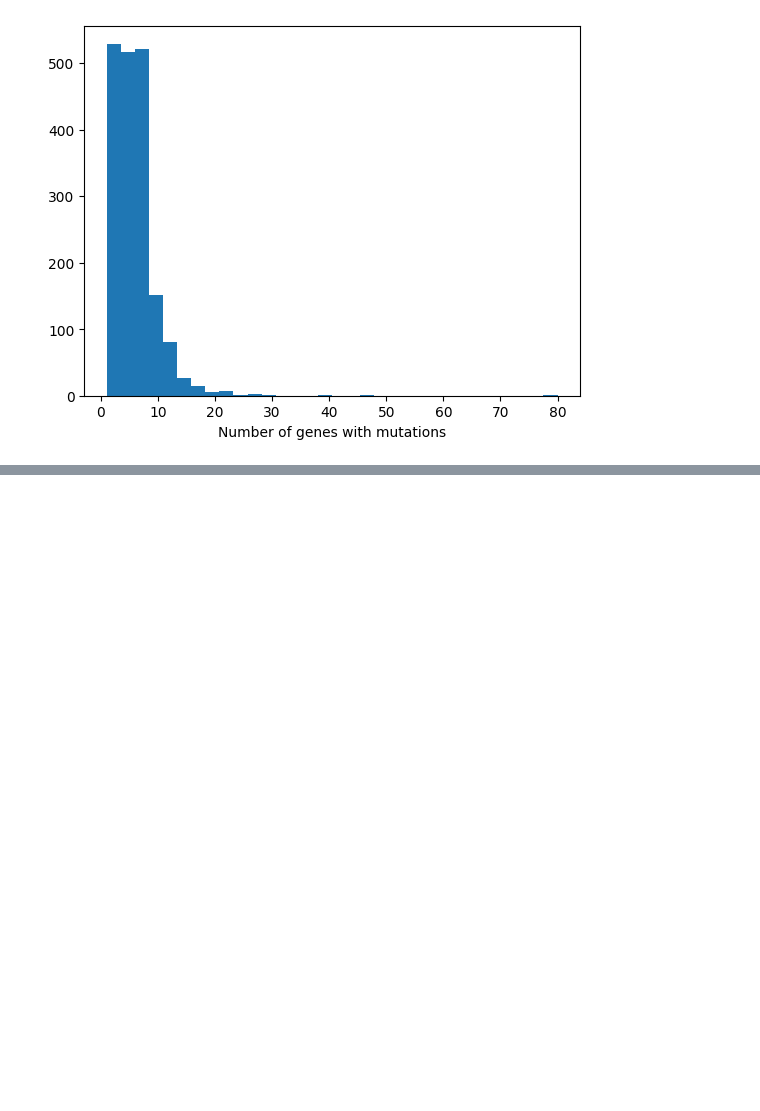
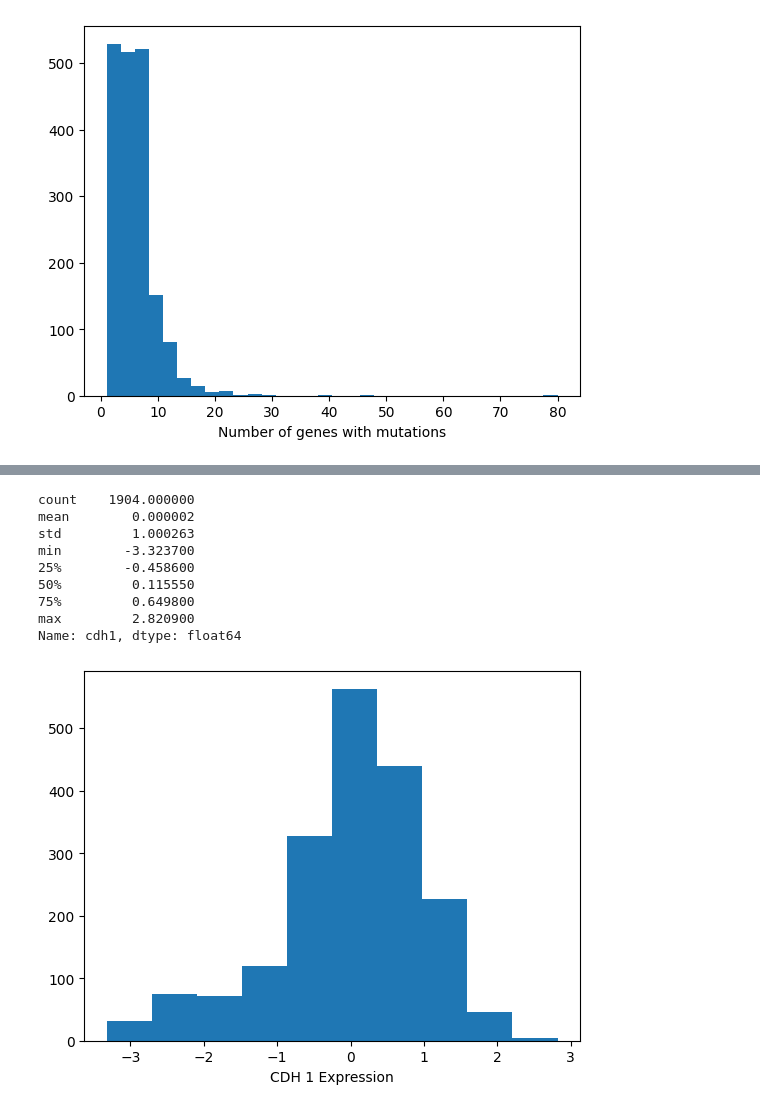
Before and after one commit to lilythomson13/finalproject, a Jupyter notebook: EDA.ipynb, the cells around one changed output, grey strips where cells are left out. Saved outputs shown, nothing was run; the diff lists cells and outputs as text; code cells hidden in the pictures; blank space fills up the shorter version.

```diff
--- a/EDA.ipynb
+++ b/EDA.ipynb
@@ -100,0 +118,17 @@ Name: mutation_count, dtype: float64
+# %%
+# EDA of CDH1 Expression
+print(df['cdh1'].describe())
+df['cdh1'].hist(grid=False)
+plt.xlabel("CDH 1 Expression")
+plt.show()
+# %% [output]
+count    1904.000000
+mean        0.000002
+std         1.000263
+min        -3.323700
+25%        -0.458600
+50%         0.115550
+75%         0.649800
+max         2.820900
+Name: cdh1, dtype: float64
+[figure, added]
```
Also changed, not shown: parts of 5 cells of this notebook.
